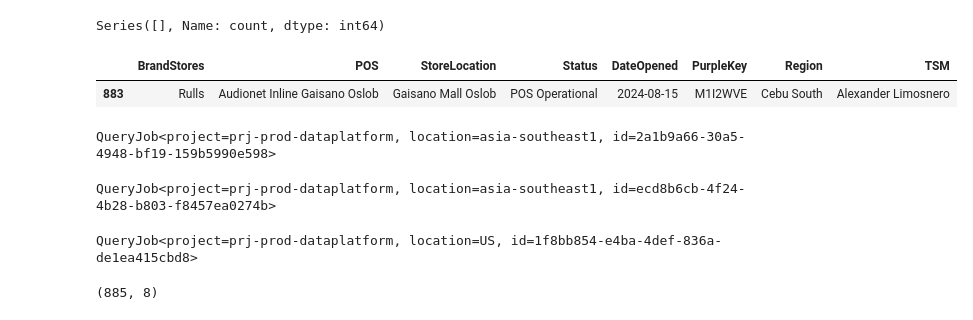
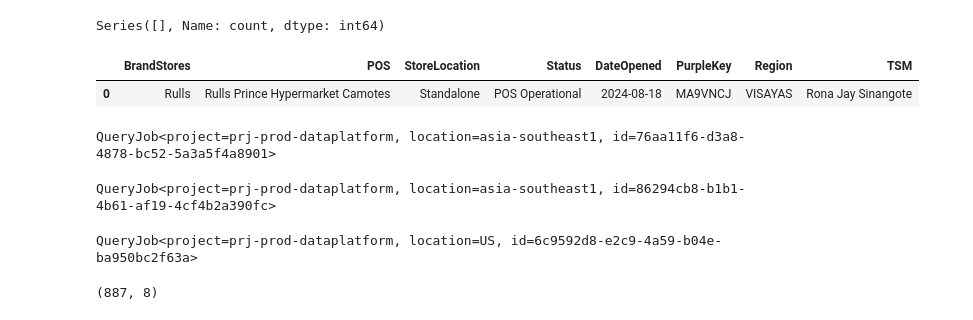
Before and after one commit to dchakroborti-tonik/POS_Addition, a Jupyter notebook: Notebook/Pos_mapping_new.ipynb, the cells around one changed output. Cells and saved outputs as stored; diff of their text form; code cells hidden in the pictures.

```diff
--- a/Notebook/Pos_mapping_new.ipynb
+++ b/Notebook/Pos_mapping_new.ipynb
@@ -24,6 +24,6 @@ client = bigquery.Client(project='prj-prod-dataplatform')
 # Set options or configurations as needed
 # Example: pd.set_option('display.max_columns', None)
 # %%
-df = pd.read_csv(r"C:\Users\DwaipayanChakroborti\OneDrive - Tonik Financial Pte Ltd\MyStuff\SIL Sales\Shin Nebria\POS_Addition\Data\pos_add_20240815.csv")
+df = pd.read_csv(r"C:\Users\DwaipayanChakroborti\OneDrive - Tonik Financial Pte Ltd\MyStuff\SIL Sales\Shin Nebria\POS_Addition\Data\pos_add_20240819.csv")
 df.shape
 # %% [output]
@@ -382,32 +349,32 @@ print(filtered_counts)
 # %% [output]
 Series([], Name: count, dtype: int64)
 # %%
-df[df['PurpleKey']== 'M1I2WVE']
+df[df['PurpleKey']== 'MA9VNCJ']
 # %% [output]
 |  | BrandStores | POS | StoreLocation | Status | DateOpened | PurpleKey | Region | TSM |
-| 883 | Rulls | Audionet Inline Gaisano Oslob | Gaisano Mall Oslob | POS Operational | 2024-08-15 | M1I2WVE | Cebu South | Alexander Limosnero |
+| 0 | Rulls | Rulls Prince Hypermarket Camotes | Standalone | POS Operational | 2024-08-18 | MA9VNCJ | VISAYAS | Rona Jay Sinangote |
 # %%
 sq = """drop table prj-prod-dataplatform.dap_ds_poweruser_playground.POS_TSM_MAPIING;"""
 
 client.query(sq)
 # %% [output]
-QueryJob<project=prj-prod-dataplatform, location=asia-southeast1, id=2a1b9a66-30a5-4948-bf19-159b5990e598>
+QueryJob<project=prj-prod-dataplatform, location=asia-southeast1, id=76aa11f6-d3a8-4878-bc52-5a3a5f4a8901>
 # %%
 sq = """create table prj-prod-dataplatform.dap_ds_poweruser_playground.POS_TSM_MAPIING as select * from prj-prod-dataplatform.dap_ds_poweruser_playground.POS_TSM_MAPIING1;"""
 client.query(sq)
 # %% [output]
-QueryJob<project=prj-prod-dataplatform, location=asia-southeast1, id=ecd8b6cb-4f24-4b28-b803-f8457ea0274b>
+QueryJob<project=prj-prod-dataplatform, location=asia-southeast1, id=86294cb8-b1b1-4b61-af19-4cf4b2a390fc>
 # %%
 client.query("commit")
 # %% [output]
-QueryJob<project=prj-prod-dataplatform, location=US, id=1f8bb854-e4ba-4def-836a-de1ea415cbd8>
+QueryJob<project=prj-prod-dataplatform, location=US, id=6c9592d8-e2c9-4a59-b04e-ba950bc2f63a>
 # %%
 sq = """select * from prj-prod-dataplatform.dap_ds_poweruser_playground.POS_TSM_MAPIING;"""
 
 df = client.query(sq).to_dataframe(progress_bar_type='tqdm')
 df.shape
 # %% [output]
-(885, 8)
+(887, 8)
 # %%
 df[df['BrandStores']=='VMax Mobile'].sort_values(by='DateOpened')
 # %% [output]
```
Also changed, not shown: parts of 29 cells of this notebook, 3 other files.
